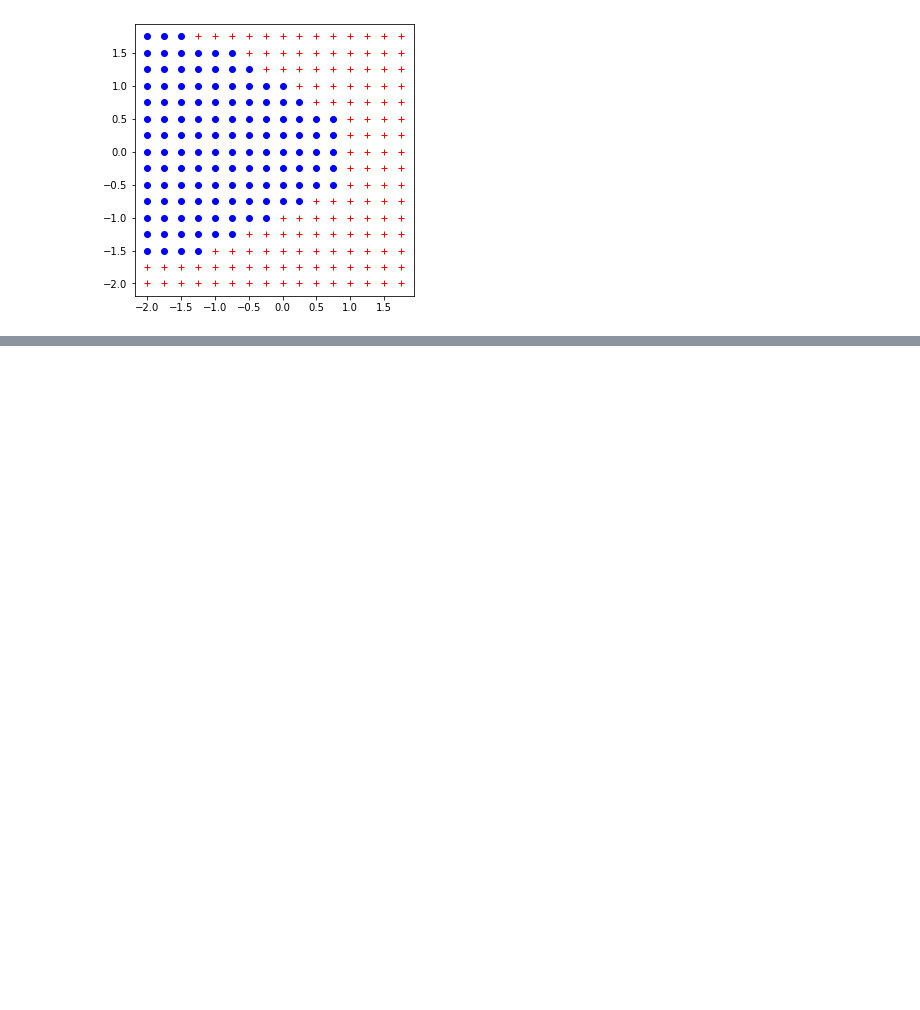
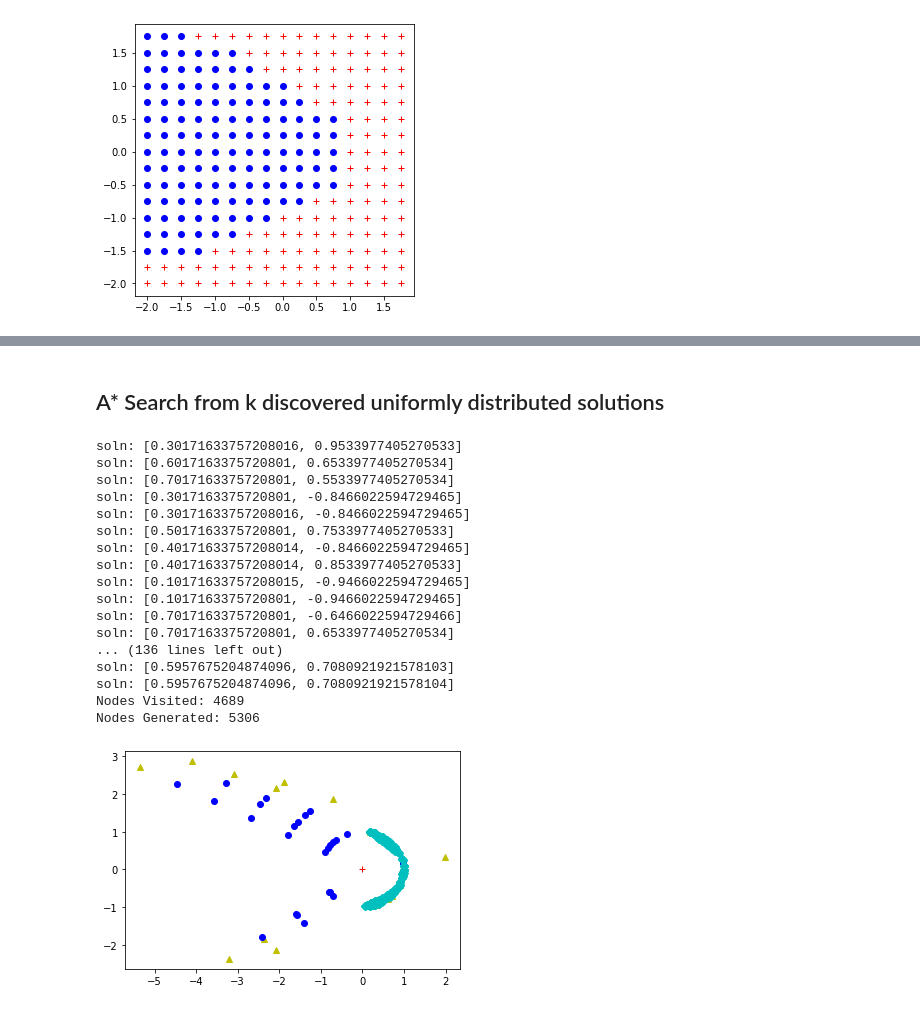
Before and after one commit to spkell/DFEST-Explainability, a Jupyter notebook: DeepFM-IntOnly.ipynb, the cells around one changed output, grey strips where cells are left out. Drawn from its saved outputs; the diff is of its cells as text; code cells hidden in the pictures; blank space fills up the shorter version.

```diff
--- a/DeepFM-IntOnly.ipynb
+++ b/DeepFM-IntOnly.ipynb
@@ -640,0 +661,22 @@ for i in steps:
+# %% [markdown]
+A* Search from k discovered uniformly distributed solutions
+----
+# %%
+class Node:
+    def __init__(self, position, f_cost):
+
+        #Position list([row, column])
+        self.position = list(position) # [n1, n2, ..., n|N|]
+        self.f_cost = f_cost #Distance for evaluation function to compare nodes in priority queue
+
+  # Nodes with the same f_cost
+    def __eq__(self, other):
+        return isinstance(other, Node) and self.f_cost == other.f_cost
+
+    # Node is less than other node
+    def __lt__(self, other):
+        return isinstance(other, Node) and self.f_cost < other.f_cost
+
+    # Node is greater than other node
+    def __gt__(self, other):
+        return isinstance(other, Node) and self.f_cost > other.f_cost
@@ -640,0 +752,27 @@ for i in steps:
+# %%
+source_node = np.asarray([0,0])
+max_distance = 10
+prelim_discovered = generate_precursor_solutions(source_node,plot_search=True,max_distance=max_distance)
+discovered = a_star_search(source_node, prelim_discovered, max_distance,k=300)
+
+for point in discovered:
+    plt.plot(point.position[0],point.position[1],'cD')
+# %% [output]
+soln: [0.30171633757208016, 0.9533977405270533]
+soln: [0.6017163375720801, 0.6533977405270534]
+soln: [0.7017163375720801, 0.5533977405270534]
+soln: [0.3017163375720801, -0.8466022594729465]
+soln: [0.30171633757208016, -0.8466022594729465]
+soln: [0.5017163375720801, 0.7533977405270533]
+soln: [0.40171633757208014, -0.8466022594729465]
+soln: [0.40171633757208014, 0.8533977405270533]
+soln: [0.10171633757208015, -0.9466022594729465]
+soln: [0.1017163375720801, -0.9466022594729465]
+soln: [0.7017163375720801, -0.6466022594729466]
+soln: [0.7017163375720801, 0.6533977405270534]
+... (136 lines left out)
+soln: [0.5957675204874096, 0.7080921921578103]
+soln: [0.5957675204874096, 0.7080921921578104]
+Nodes Visited: 4689
+Nodes Generated: 5306
+[figure, added]
```
Also changed, not shown: parts of 8 cells of this notebook.
